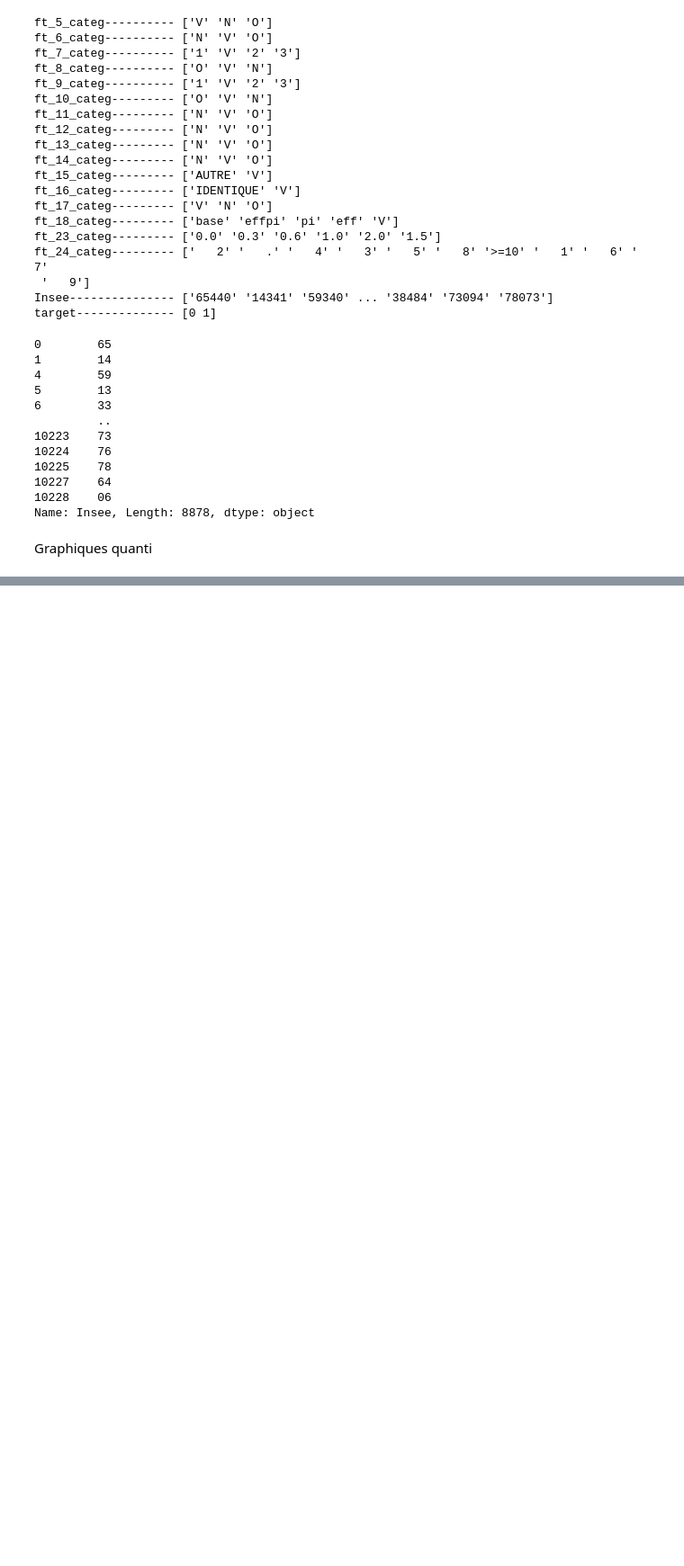
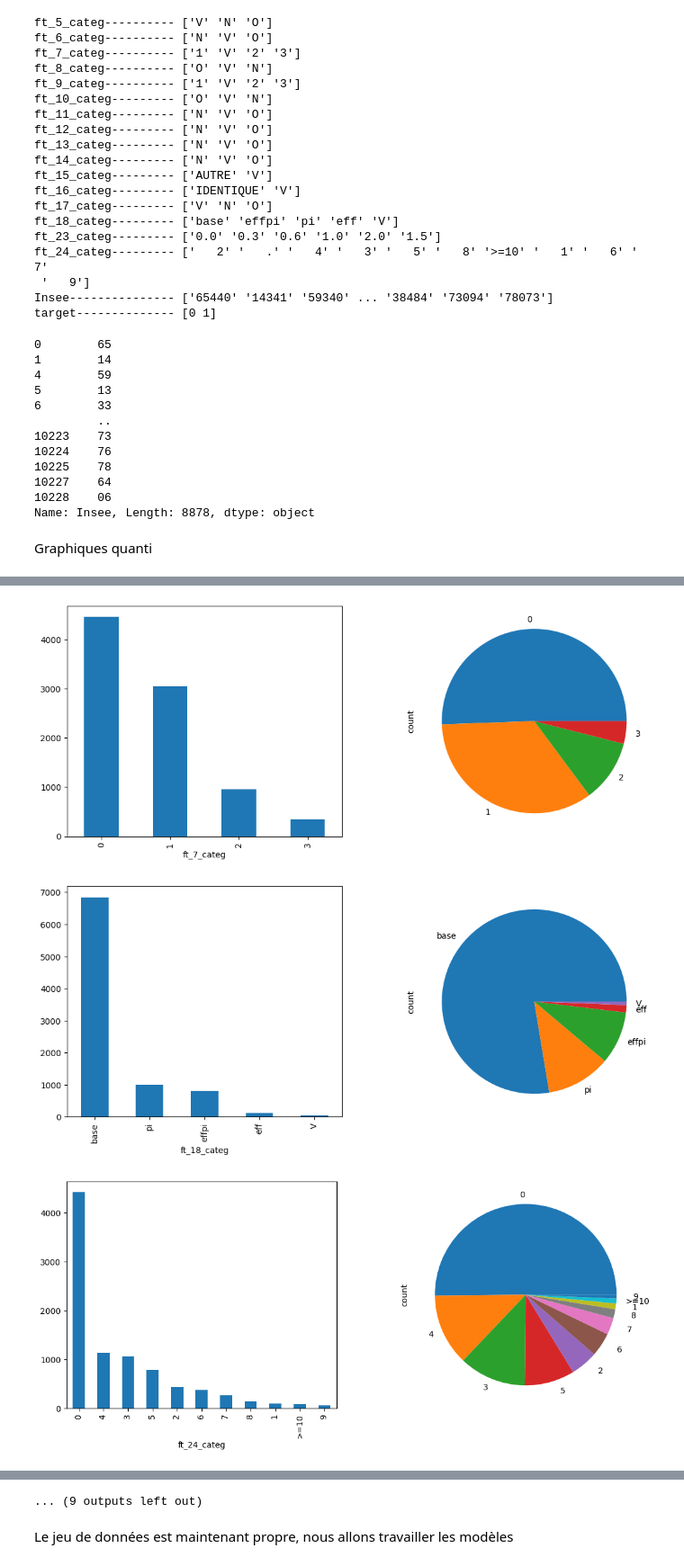
Before and after one commit to cosquerke/ing-nierie_data, a Jupyter notebook: projet_inge_data.ipynb, the cells around one changed output, grey strips where cells are left out. Shown at 90% size. Drawn from its saved outputs; the diff is of its cells as text; code cells hidden in the pictures; blank space fills up the shorter version.

Commit message:
df propre

```diff
--- a/projet_inge_data.ipynb
+++ b/projet_inge_data.ipynb
@@ -241,0 +592,2 @@ for col in clean_df.select_dtypes('object'):
+# %%
+clean_df = clean_df[clean_df['ft_17_categ'] != '0']
@@ -241,0 +622,5 @@ for col in clean_df.select_dtypes('object'):
+# %%
+clean_df.drop(columns=['ft_8_categ'], inplace=True)
+clean_df.drop(columns=['ft_10_categ'], inplace=True)
+clean_df.drop(columns=['ft_15_categ'], inplace=True)
+clean_df.drop(columns=['ft_16_categ'], inplace=True)
@@ -241,0 +670,6 @@ for col in clean_df.select_dtypes('object'):
+# %%
+colonnes_a_remplacer_V = clean_df.columns.difference(['ft_18_categ'])
+clean_df[colonnes_a_remplacer_V] = clean_df[colonnes_a_remplacer_V].replace('V', 0)
+clean_df[colonnes_a_remplacer_V] = clean_df[colonnes_a_remplacer_V].replace('N', 1)
+clean_df[colonnes_a_remplacer_V] = clean_df[colonnes_a_remplacer_V].replace('O', 2)
+clean_df['ft_24_categ'] = clean_df['ft_24_categ'].str.replace('.', '0')
@@ -241,0 +699,3 @@ for col in clean_df.select_dtypes('object'):
+# %%
+clean_df['superficief'] = (clean_df['superficief'] - clean_df['superficief'].mean()) / clean_df['superficief'].std()
+clean_df['ft_22_categ'] = (clean_df['ft_22_categ'] - clean_df['ft_22_categ'].mean()) / clean_df['ft_22_categ'].std()
@@ -241,0 +718,23 @@ for col in clean_df.select_dtypes('object'):
+# %%
+for col in clean_df.select_dtypes('object'):
+    plt.figure(figsize=[13,5])
+
+    plt.subplot(1,2,1)
+    clean_df[col].value_counts().plot(kind="bar")
+
+    plt.subplot(1,2,2)
+    clean_df[col].value_counts().plot.pie()
+
+
+for col in clean_df.select_dtypes(['float64', 'int64']):
+    plt.figure(figsize=[13,5])
+
+    plt.subplot(1,2,1)
+    sns.histplot(clean_df[col], kde= True, edgecolor= None)
+
+    plt.subplot(1,2,2)
+    sns.boxplot(clean_df[col], width=0.3)
+# %% [output]
+[figure, added]
+[figure, added]
+[figure, added]
@@ -241,0 +750,3 @@ for col in clean_df.select_dtypes('object'):
+... (9 outputs left out)
+# %% [markdown]
+Le jeu de données est maintenant propre, nous allons travailler les modèles
```
Also changed, not shown: parts of 44 cells of this notebook.
